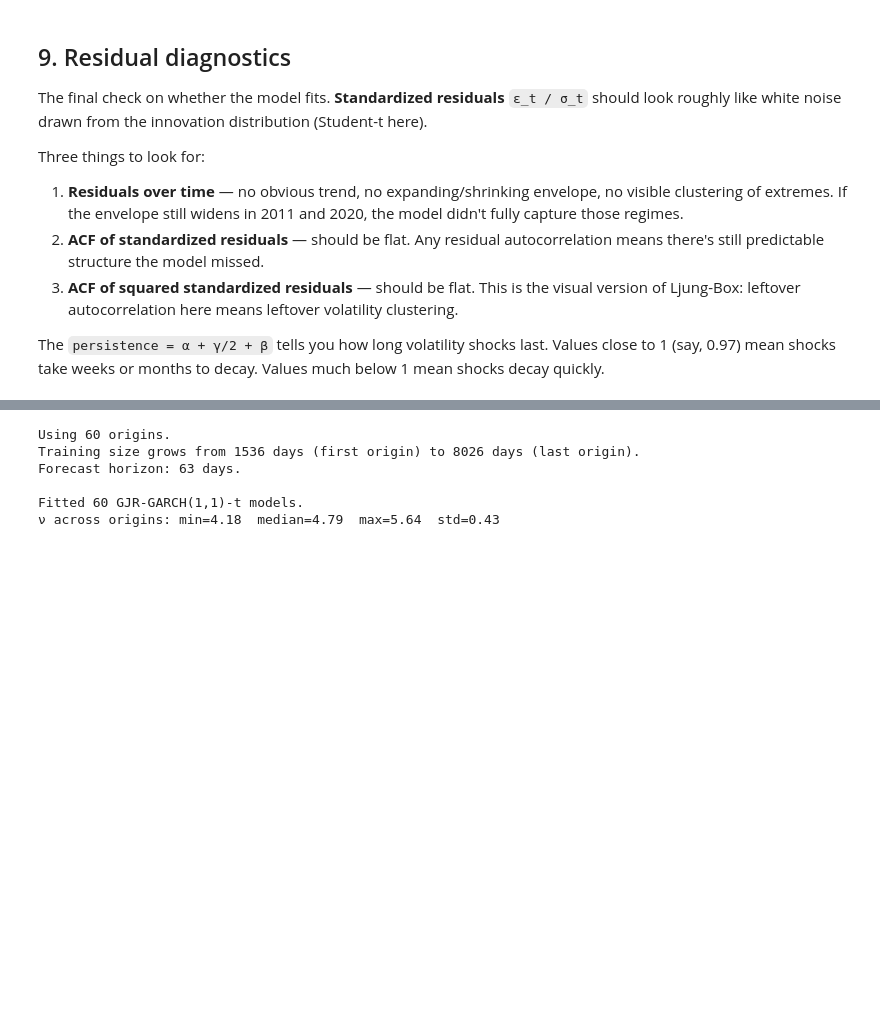
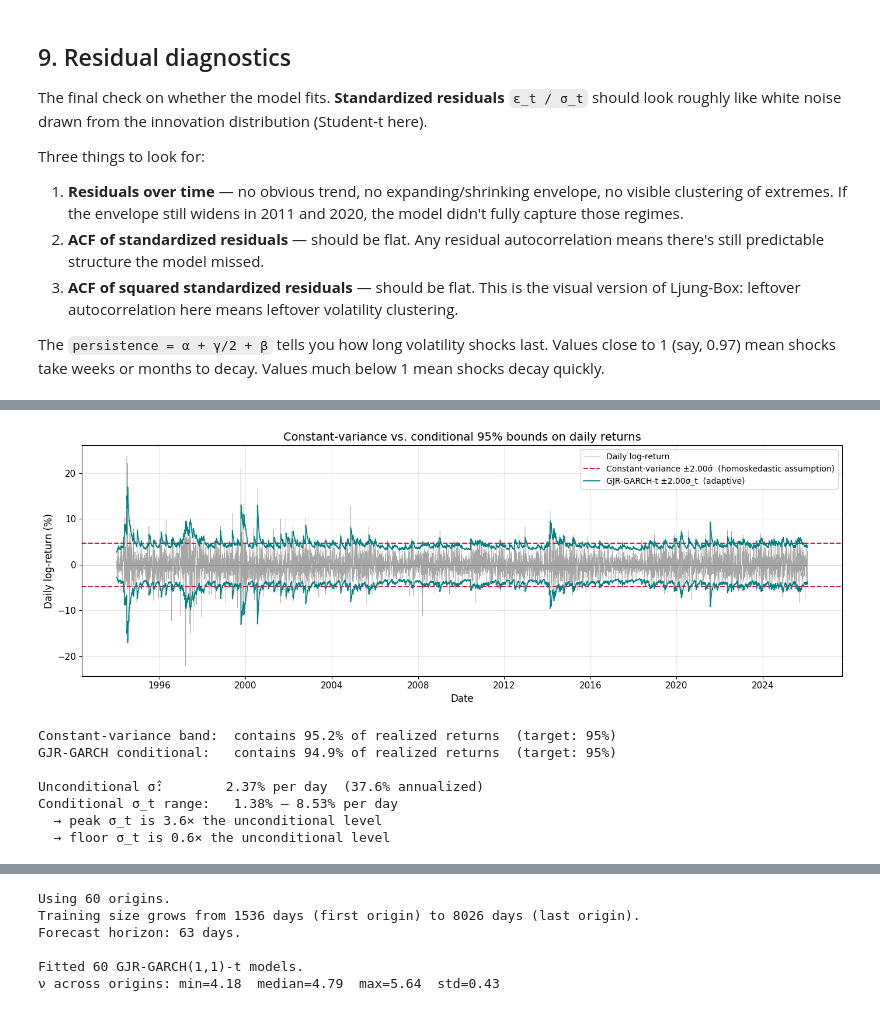
Before and after one commit to F5F0A0/coffee-futures-forecasting-model, a Jupyter notebook: notebooks/04_deployment.ipynb, the cells around one changed output, grey strips where cells are left out. Drawn from its saved outputs; the diff is of its cells as text; code cells hidden in the pictures; blank space fills up the shorter version.

```diff
--- a/notebooks/04_deployment.ipynb
+++ b/notebooks/04_deployment.ipynb
@@ -573 +630,74 @@ Fitted ν (tail heaviness):            5.66
+# %%
+# Work in % scale (matches how best_fit was fit on log_returns * 100).
+r_pct = log_returns * 100  # daily returns in %
+cond_sd_pct = best_fit.conditional_volatility  # time-varying σ_t in %
+uncond_sd_pct = r_pct.std()  # single σ̂ in %
+
+# Standardized Student-t quantile at 97.5% — consistent with the notebook's
+# prediction-interval convention. Uses the fitted tail parameter ν.
+nu = best_fit.params["nu"]
+q95 = std_t_ppf(0.975, nu)
+
+# Constant-variance ("broken clock") bounds
+const_upper = +q95 * uncond_sd_pct
+const_lower = -q95 * uncond_sd_pct
+
+# GARCH conditional ("adaptive") bounds
+cond_upper = +q95 * cond_sd_pct
+cond_lower = -q95 * cond_sd_pct
+
+fig, ax = plt.subplots(figsize=(14, 5))
+
+# Actual returns — the "bumpy stuff"
+ax.plot(r_pct.index, r_pct.values, color="gray", lw=0.4, alpha=0.7, label="Daily log-return")
+
+# Constant-variance bounds (flat crimson dashed)
+ax.axhline(
+    const_upper,
+    color="crimson",
+    ls="--",
+    lw=1.5,
+    label=f"Constant-variance ±{q95:.2f}σ̂  (homoskedastic assumption)",
+)
+ax.axhline(const_lower, color="crimson", ls="--", lw=1.5)
+
+# GARCH conditional bounds (wavy teal)
+ax.plot(
+    r_pct.index, cond_upper, color="teal", lw=1.2, label=f"GJR-GARCH-t ±{q95:.2f}σ_t  (adaptive)"
+)
+ax.plot(r_pct.index, cond_lower, color="teal", lw=1.2)
+
+ax.axhline(0, color="black", lw=0.5, alpha=0.4)
+
+ax.set_title("Constant-variance vs. conditional 95% bounds on daily returns")
+ax.set_xlabel("Date")
+ax.set_ylabel("Daily log-return (%)")
+ax.legend(loc="upper right", fontsize=10)
+ax.grid(alpha=0.3)
+
+plt.tight_layout()
+plt.show()
+
+# In-sample coverage: what fraction of realized returns fell inside each band?
+inside_const = ((r_pct >= const_lower) & (r_pct <= const_upper)).mean()
+inside_cond = ((r_pct >= cond_lower) & (r_pct <= cond_upper)).mean()
+
+print(f"Constant-variance band:  contains {inside_const:.1%} of realized returns  (target: 95%)")
+print(f"GJR-GARCH conditional:   contains {inside_cond:.1%} of realized returns  (target: 95%)")
+print()
+print(
+    f"Unconditional σ̂:        {uncond_sd_pct:.2f}% per day  ({uncond_sd_pct * np.sqrt(252):.1f}% annualized)"
+)
+print(f"Conditional σ_t range:   {cond_sd_pct.min():.2f}% – {cond_sd_pct.max():.2f}% per day")
+print(f"  → peak σ_t is {cond_sd_pct.max() / uncond_sd_pct:.1f}× the unconditional level")
+print(f"  → floor σ_t is {cond_sd_pct.min() / uncond_sd_pct:.1f}× the unconditional level")
+# %% [output]
+[figure, added]
+Constant-variance band:  contains 95.2% of realized returns  (target: 95%)
+GJR-GARCH conditional:   contains 94.9% of realized returns  (target: 95%)
+
+Unconditional σ̂:        2.37% per day  (37.6% annualized)
+Conditional σ_t range:   1.38% – 8.53% per day
+  → peak σ_t is 3.6× the unconditional level
+  → floor σ_t is 0.6× the unconditional level
 # %% [markdown]
```
Also changed, not shown: parts of 12 cells of this notebook.
